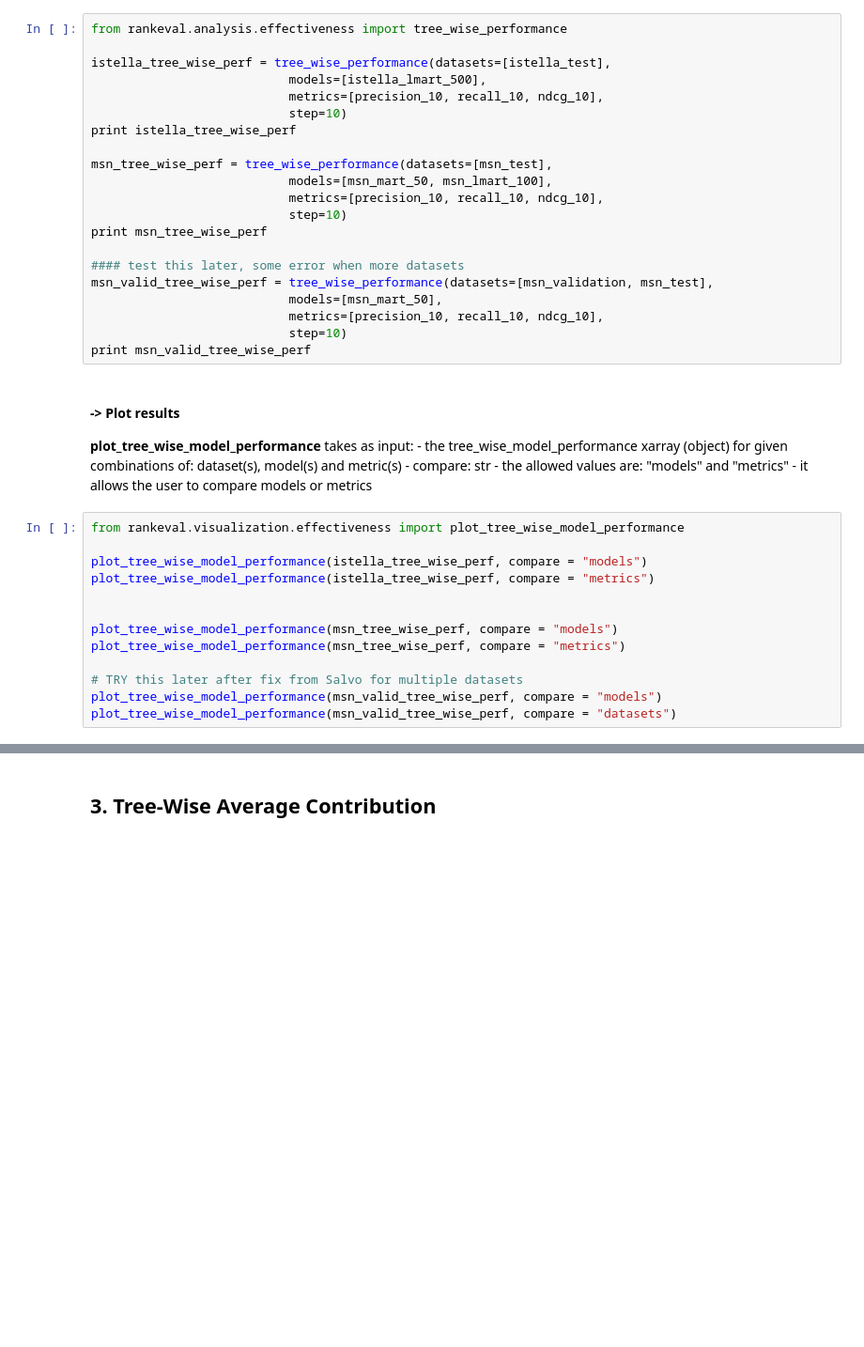
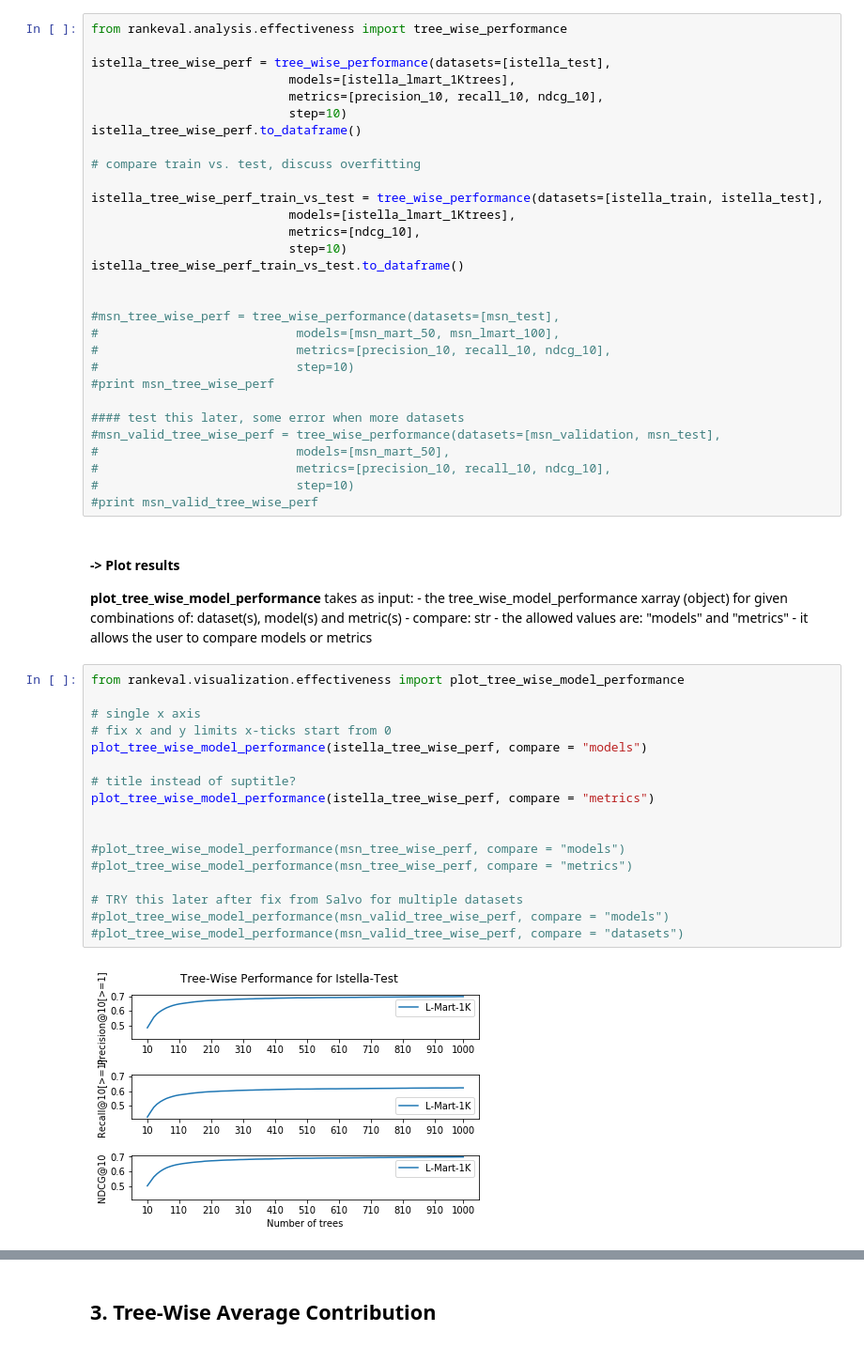
Before and after one commit to hpclab/rankeval, a Jupyter notebook: notebooks/RankEval - Effectiveness Analysis.ipynb, the cells around one changed output, grey strips where cells are left out. Shown at 94% size. Saved outputs shown, nothing was run; the diff lists cells and outputs as text; blank space fills up the shorter version.

```diff
--- a/notebooks/RankEval - Effectiveness Analysis.ipynb
+++ b/notebooks/RankEval - Effectiveness Analysis.ipynb
@@ -140,23 +161,32 @@ plot_model_performance(istella_model_perf, compare="metrics", show_values=True)
 from rankeval.analysis.effectiveness import tree_wise_performance
 
 istella_tree_wise_perf = tree_wise_performance(datasets=[istella_test],
-                           models=[istella_lmart_500],
+                           models=[istella_lmart_1Ktrees],
                            metrics=[precision_10, recall_10, ndcg_10],
                            step=10)
-print istella_tree_wise_perf
+istella_tree_wise_perf.to_dataframe()
 
-msn_tree_wise_perf = tree_wise_performance(datasets=[msn_test],
-                           models=[msn_mart_50, msn_lmart_100],
-                           metrics=[precision_10, recall_10, ndcg_10],
+# compare train vs. test, discuss overfitting
+
+istella_tree_wise_perf_train_vs_test = tree_wise_performance(datasets=[istella_train, istella_test],
+                           models=[istella_lmart_1Ktrees],
+                           metrics=[ndcg_10],
                            step=10)
-print msn_tree_wise_perf
+istella_tree_wise_perf_train_vs_test.to_dataframe()
+
+
+#msn_tree_wise_perf = tree_wise_performance(datasets=[msn_test],
+#                           models=[msn_mart_50, msn_lmart_100],
+#                           metrics=[precision_10, recall_10, ndcg_10],
+#                           step=10)
+#print msn_tree_wise_perf
 
 #### test this later, some error when more datasets
-msn_valid_tree_wise_perf = tree_wise_performance(datasets=[msn_validation, msn_test],
-                           models=[msn_mart_50],
-                           metrics=[precision_10, recall_10, ndcg_10],
-                           step=10)
-print msn_valid_tree_wise_perf
+#msn_valid_tree_wise_perf = tree_wise_performance(datasets=[msn_validation, msn_test],
+#                           models=[msn_mart_50],
+#                           metrics=[precision_10, recall_10, ndcg_10],
+#                           step=10)
+#print msn_valid_tree_wise_perf
 # %% [markdown]
 #### -> Plot results
 
@@ -168,13 +198,19 @@ print msn_valid_tree_wise_perf
 # %%
 from rankeval.visualization.effectiveness import plot_tree_wise_model_performance
 
+# single x axis
+# fix x and y limits x-ticks start from 0
 plot_tree_wise_model_performance(istella_tree_wise_perf, compare = "models")
+
+# title instead of suptitle?
 plot_tree_wise_model_performance(istella_tree_wise_perf, compare = "metrics")
 
 
-plot_tree_wise_model_performance(msn_tree_wise_perf, compare = "models")
-plot_tree_wise_model_performance(msn_tree_wise_perf, compare = "metrics")
+#plot_tree_wise_model_performance(msn_tree_wise_perf, compare = "models")
+#plot_tree_wise_model_performance(msn_tree_wise_perf, compare = "metrics")
 
 # TRY this later after fix from Salvo for multiple datasets
-plot_tree_wise_model_performance(msn_valid_tree_wise_perf, compare = "models")
-plot_tree_wise_model_performance(msn_valid_tree_wise_perf, compare = "datasets")
+#plot_tree_wise_model_performance(msn_valid_tree_wise_perf, compare = "models")
+#plot_tree_wise_model_performance(msn_valid_tree_wise_perf, compare = "datasets")
+# %% [output]
+[figure, added]
```
Also changed, not shown: parts of 15 cells of this notebook, 3 other files.
